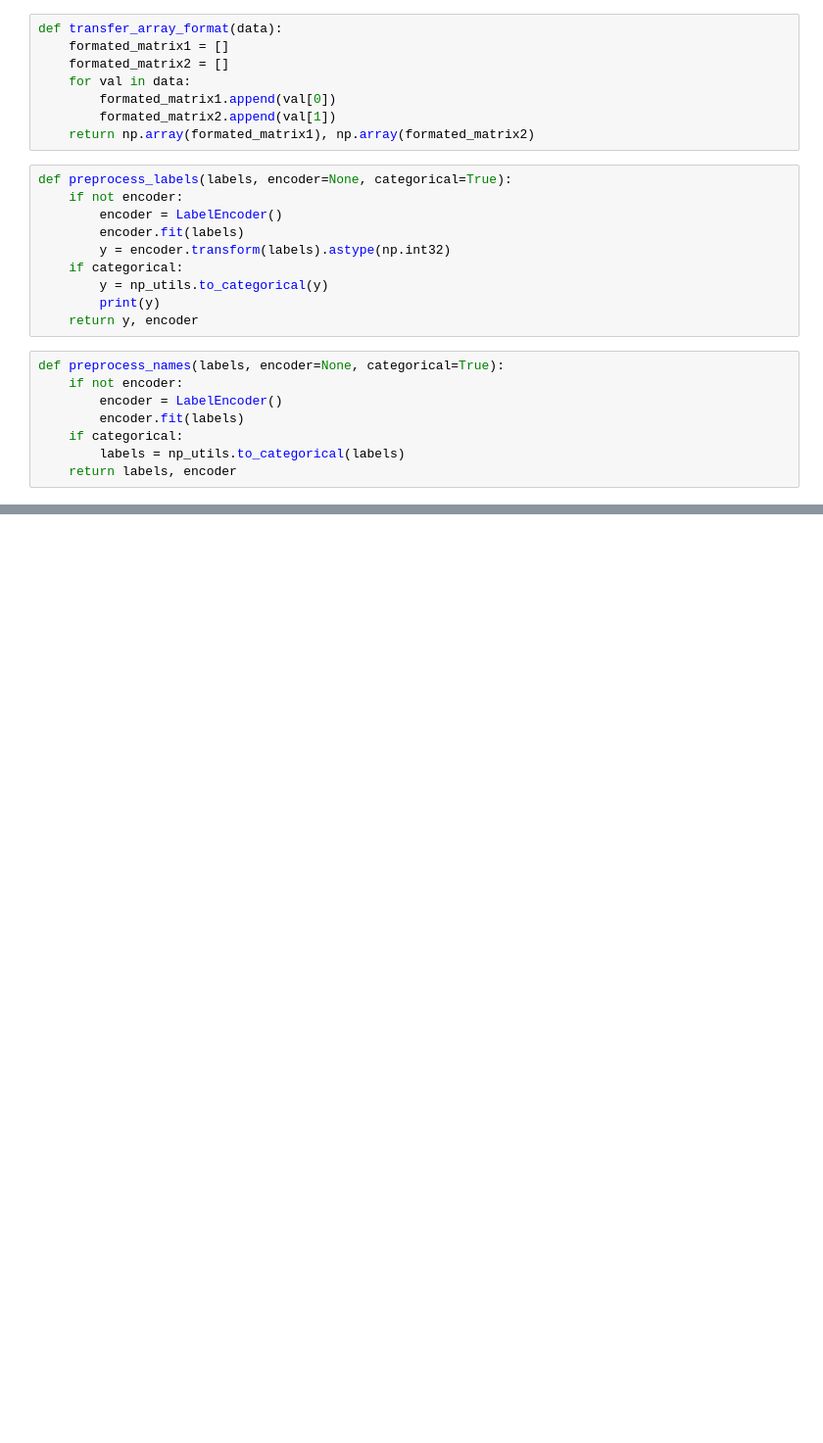
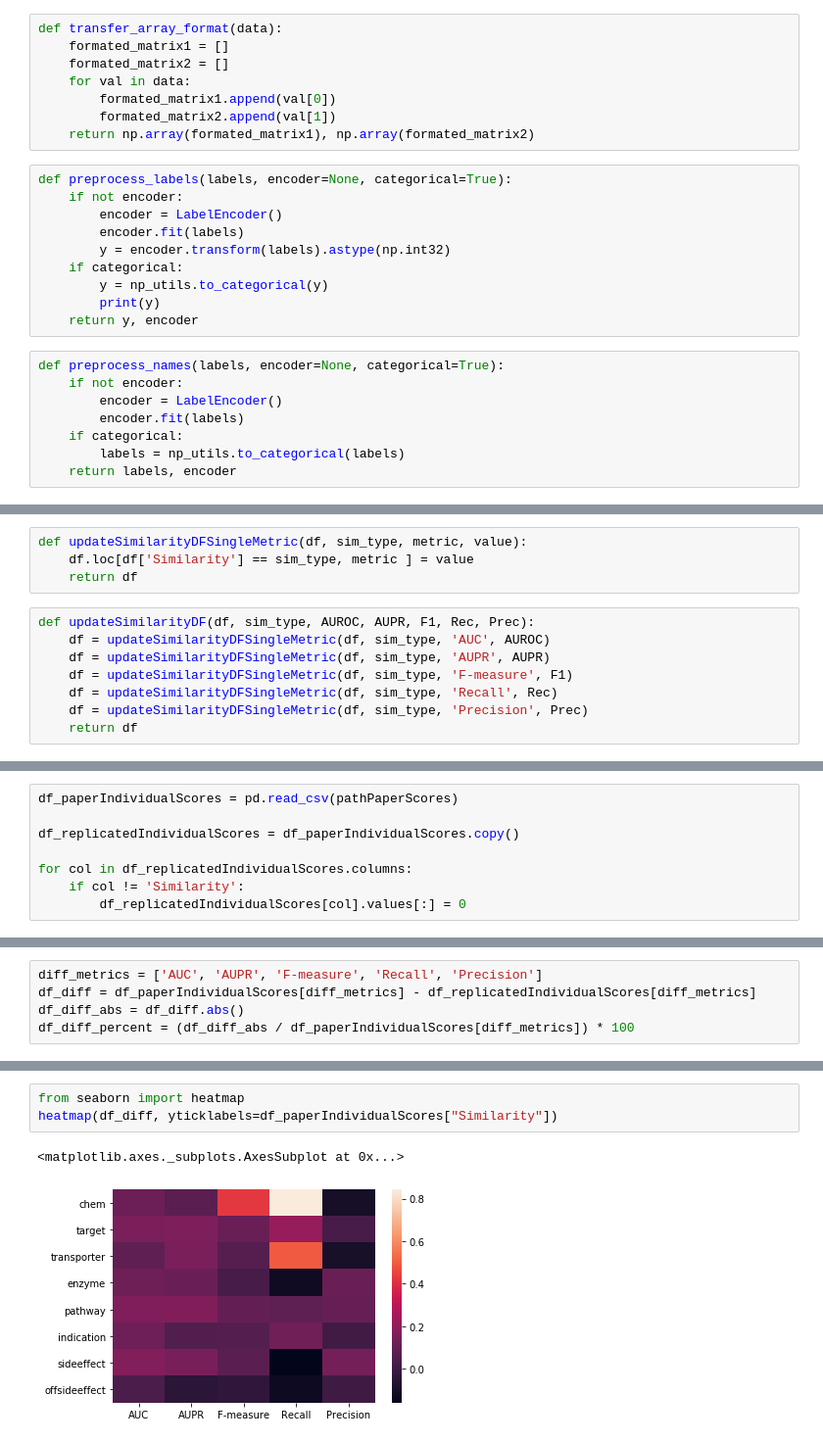
Before and after one commit to uzh-dqbm-cmi/side-effects, a Jupyter notebook: notebooks/01_KS_Skorch_DDI.ipynb, the cells around one changed output, grey strips where cells are left out. Shown at 98% size. Saved outputs shown, nothing was run; the diff lists cells and outputs as text; blank space fills up the shorter version.

Commit message:
heatmap

```diff
--- a/notebooks/01_KS_Skorch_DDI.ipynb
+++ b/notebooks/01_KS_Skorch_DDI.ipynb
@@ -355,0 +130,12 @@ roc_auc_score(y_test, y_pred), auc(precision, recall), f1_score(y_test, y_pred),
+# %%
+def updateSimilarityDFSingleMetric(df, sim_type, metric, value):
+    df.loc[df['Similarity'] == sim_type, metric ] = value
+    return df
+# %%
+def updateSimilarityDF(df, sim_type, AUROC, AUPR, F1, Rec, Prec):
+    df = updateSimilarityDFSingleMetric(df, sim_type, 'AUC', AUROC)
+    df = updateSimilarityDFSingleMetric(df, sim_type, 'AUPR', AUPR)
+    df = updateSimilarityDFSingleMetric(df, sim_type, 'F-measure', F1)
+    df = updateSimilarityDFSingleMetric(df, sim_type, 'Recall', Rec)
+    df = updateSimilarityDFSingleMetric(df, sim_type, 'Precision', Prec)
+    return df
@@ -355,0 +154,8 @@ roc_auc_score(y_test, y_pred), auc(precision, recall), f1_score(y_test, y_pred),
+# %%
+df_paperIndividualScores = pd.read_csv(pathPaperScores)
+
+df_replicatedIndividualScores = df_paperIndividualScores.copy()
+
+for col in df_replicatedIndividualScores.columns:
+    if col != 'Similarity':
+        df_replicatedIndividualScores[col].values[:] = 0
@@ -355,0 +393,5 @@ roc_auc_score(y_test, y_pred), auc(precision, recall), f1_score(y_test, y_pred),
+# %%
+diff_metrics = ['AUC', 'AUPR', 'F-measure', 'Recall', 'Precision']
+df_diff = df_paperIndividualScores[diff_metrics] - df_replicatedIndividualScores[diff_metrics]
+df_diff_abs = df_diff.abs()
+df_diff_percent = (df_diff_abs / df_paperIndividualScores[diff_metrics]) * 100
@@ -355,0 +410,6 @@ roc_auc_score(y_test, y_pred), auc(precision, recall), f1_score(y_test, y_pred),
+# %%
+from seaborn import heatmap
+heatmap(df_diff, yticklabels=df_paperIndividualScores["Similarity"])
+# %% [output]
+<matplotlib.axes._subplots.AxesSubplot at 0x...>
+[figure, added]
```
Also changed, not shown: parts of 53 cells of this notebook, 5 other files.
